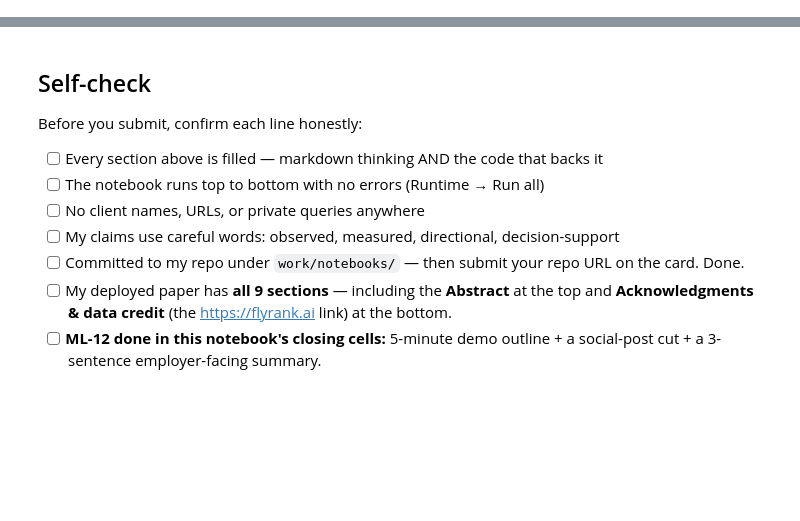
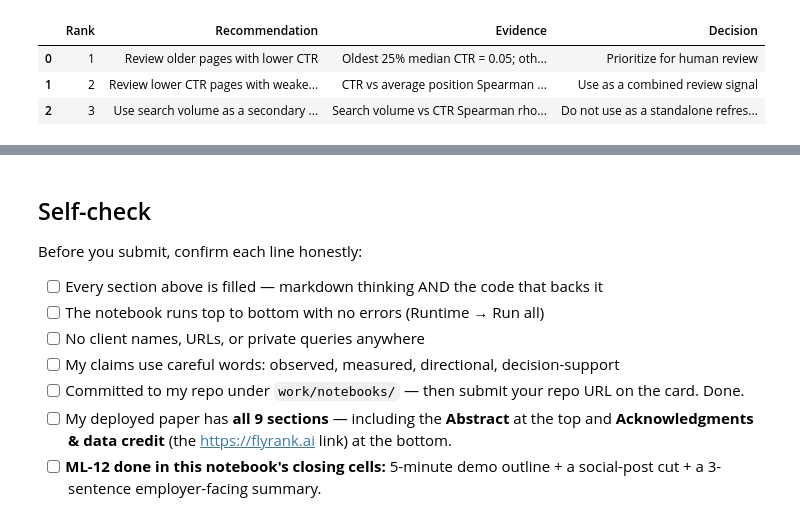
Before and after one commit to HashamHassan-01/flyrank-ml-internship-hasham, a Jupyter notebook: work/notebooks/capstone.ipynb, the cells around one changed output, grey strips where cells are left out. Saved outputs shown, nothing was run; the diff lists cells and outputs as text; code cells hidden in the pictures; blank space fills up the shorter version.

```diff
--- a/work/notebooks/capstone.ipynb
+++ b/work/notebooks/capstone.ipynb
@@ -36,0 +572,29 @@ This skeleton is yours to fill. Work the sections **in order** — each one has
+# %%
+
+# Section 6 — Ranked recommendations
+
+recommendations = pd.DataFrame({
+    "Rank": [1, 2, 3],
+    "Recommendation": [
+        "Review older pages with lower CTR",
+        "Review lower CTR pages with weaker search position",
+        "Use search volume as a secondary signal"
+    ],
+    "Evidence": [
+        "Oldest 25% median CTR = 0.05; other pages median CTR = 0.08; difference = -0.03",
+        "CTR vs average position Spearman rho = -0.2342",
+        "Search volume vs CTR Spearman rho = -0.0756; verdict = MIXED"
+    ],
+    "Decision": [
+        "Prioritize for human review",
+        "Use as a combined review signal",
+        "Do not use as a standalone refresh rule"
+    ]
+})
+
+display(recommendations)
+# %% [output]
+|  | Rank | Recommendation | Evidence | Decision |
+| 0 | 1 | Review older pages with lower CTR | Oldest 25% median CTR = 0.05; oth... | Prioritize for human review |
+| 1 | 2 | Review lower CTR pages with weake... | CTR vs average position Spearman ... | Use as a combined review signal |
+| 2 | 3 | Use search volume as a secondary ... | Search volume vs CTR Spearman rho... | Do not use as a standalone refres... |
```
Also changed, not shown: parts of 32 cells of this notebook.
